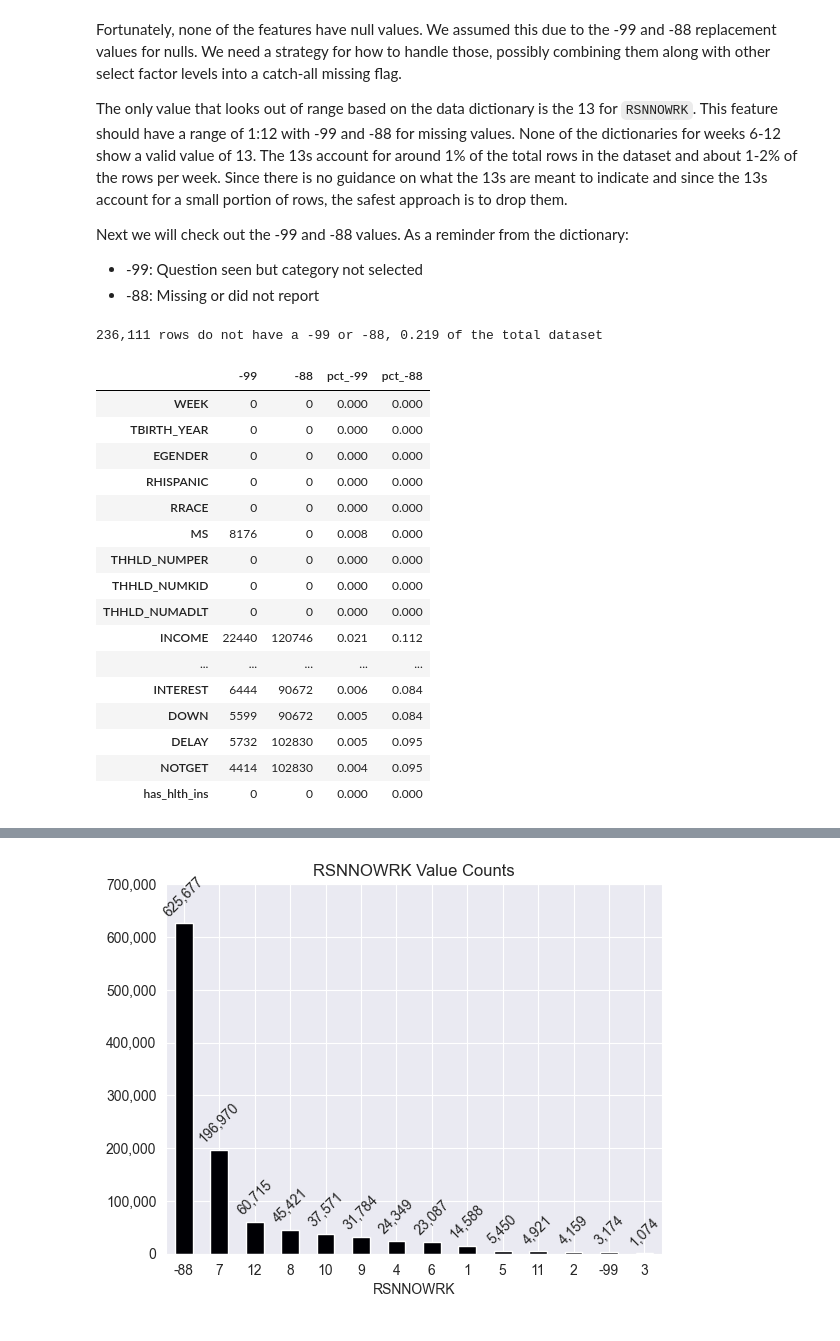
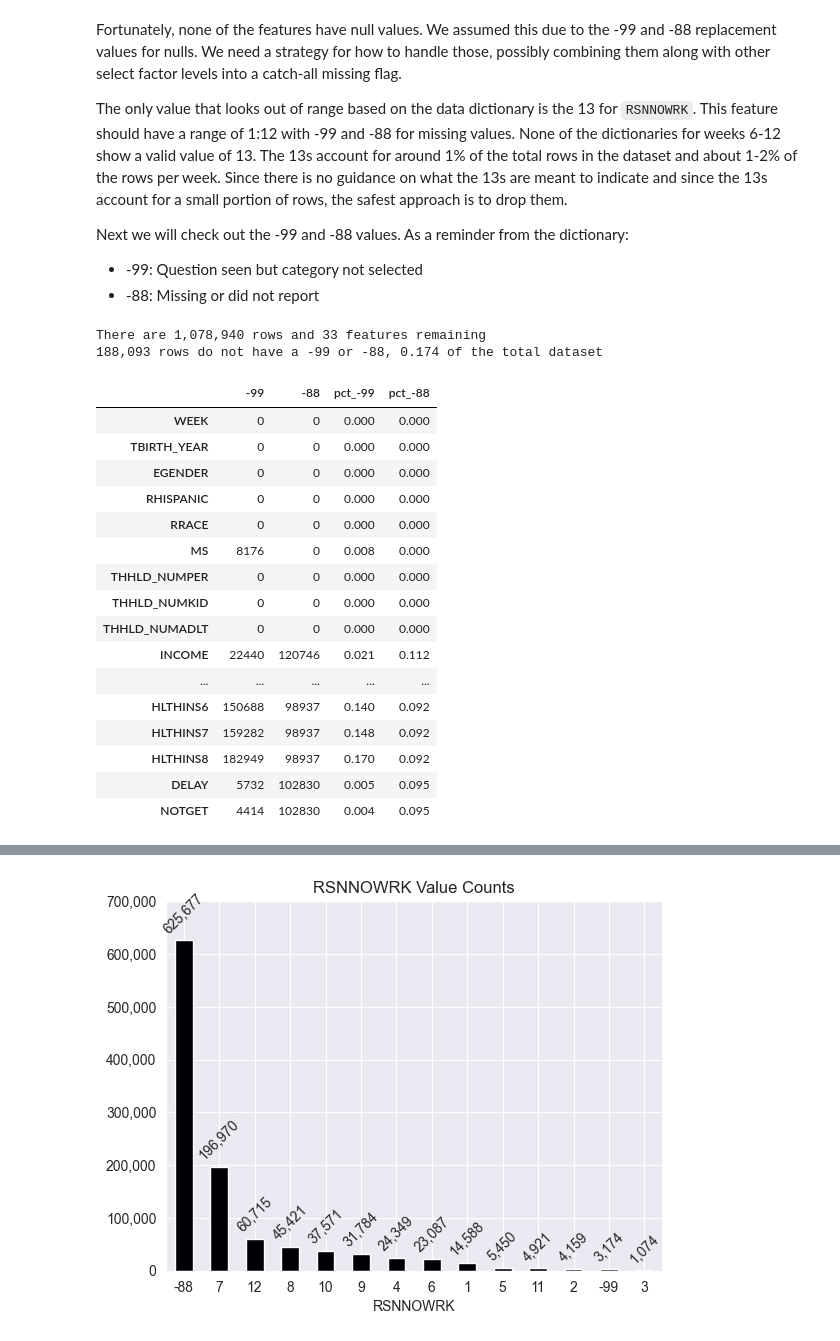
Before and after one commit to jhleakakos/msds-unsupervised-learning-final, a Jupyter notebook: even_more_surveys.ipynb, the cells around one changed output, grey strips where cells are left out. Cells and saved outputs as stored; diff of their text form; code cells hidden in the pictures.

Commit message:
preprocess a few more feature blocks

```diff
--- a/even_more_surveys.ipynb
+++ b/even_more_surveys.ipynb
@@ -455,37 +455,45 @@ Next we will check out the -99 and -88 values. As a reminder from the dictionary
 - -99: Question seen but category not selected
 - -88: Missing or did not report
 # %%
-# Check how many rows have all of their values not equal to -99 and not equal to -88
-print(f'{df[df.ne(-99).all(1) & df.ne(-88).all(1)].shape[0]:,} rows do not have a -99 or -88, '
-      f'{df[df.ne(-99).all(1) & df.ne(-88).all(1)].shape[0] / df.shape[0]:.3f} of the total dataset')
+# Prints out info about number of rows with -99 or -88 to compare how preprocessing steps are doing
+def show_me_99_98():
+    # Overall remaining row count
+    print(f'There are {df.shape[0]:,} rows and {df.shape[1]:,} features remaining')
 
-# Count of -99s and -88s per feature
-bad_99_88 = pd.concat([
-    df[df == -99].count()
-    , df[df == -88].count()
-    ], axis=1
-)
-bad_99_88.columns = ['-99', '-88']
-bad_99_88['pct_-99'] = np.round(bad_99_88['-99'] / df.shape[0], 3)
-bad_99_88['pct_-88'] = np.round(bad_99_88['-88'] / df.shape[0], 3)
-bad_99_88
+    # Check how many rows have all of their values not equal to -99 and not equal to -88
+    print(f'{df[df.ne(-99).all(1) & df.ne(-88).all(1)].shape[0]:,} rows do not have a -99 or -88, '
+          f'{df[df.ne(-99).all(1) & df.ne(-88).all(1)].shape[0] / df.shape[0]:.3f} of the total dataset')
+
+    # Count of -99s and -88s per feature
+    gimme_99_88 = pd.concat([
+        df[df == -99].count()
+        , df[df == -88].count()
+        ], axis=1
+    )
+    gimme_99_88.columns = ['-99', '-88']
+    gimme_99_88['pct_-99'] = np.round(gimme_99_88['-99'] / df.shape[0], 3)
+    gimme_99_88['pct_-88'] = np.round(gimme_99_88['-88'] / df.shape[0], 3)
+    return gimme_99_88
-# %% [output]
-236,111 rows do not have a -99 or -88, 0.219 of the total dataset
-|  | -99 | -88 | pct_-99 | pct_-88 |
-| WEEK | 0 | 0 | 0.000 | 0.000 |
-| TBIRTH_YEAR | 0 | 0 | 0.000 | 0.000 |
-| EGENDER | 0 | 0 | 0.000 | 0.000 |
-| RHISPANIC | 0 | 0 | 0.000 | 0.000 |
-| RRACE | 0 | 0 | 0.000 | 0.000 |
-| MS | 8176 | 0 | 0.008 | 0.000 |
-| THHLD_NUMPER | 0 | 0 | 0.000 | 0.000 |
-| THHLD_NUMKID | 0 | 0 | 0.000 | 0.000 |
-| THHLD_NUMADLT | 0 | 0 | 0.000 | 0.000 |
-| INCOME | 22440 | 120746 | 0.021 | 0.112 |
-| ... | ... | ... | ... | ... |
-| INTEREST | 6444 | 90672 | 0.006 | 0.084 |
-| DOWN | 5599 | 90672 | 0.005 | 0.084 |
-| DELAY | 5732 | 102830 | 0.005 | 0.095 |
-| NOTGET | 4414 | 102830 | 0.004 | 0.095 |
-| has_hlth_ins | 0 | 0 | 0.000 | 0.000 |
+# %%
+show_me_99_98()
+# %% [output]
+There are 1,078,940 rows and 33 features remaining
+188,093 rows do not have a -99 or -88, 0.174 of the total dataset
+|  | -99 | -88 | pct_-99 | pct_-88 |
+| WEEK | 0 | 0 | 0.000 | 0.000 |
+| TBIRTH_YEAR | 0 | 0 | 0.000 | 0.000 |
+| EGENDER | 0 | 0 | 0.000 | 0.000 |
+| RHISPANIC | 0 | 0 | 0.000 | 0.000 |
+| RRACE | 0 | 0 | 0.000 | 0.000 |
+| MS | 8176 | 0 | 0.008 | 0.000 |
+| THHLD_NUMPER | 0 | 0 | 0.000 | 0.000 |
+| THHLD_NUMKID | 0 | 0 | 0.000 | 0.000 |
+| THHLD_NUMADLT | 0 | 0 | 0.000 | 0.000 |
+| INCOME | 22440 | 120746 | 0.021 | 0.112 |
+| ... | ... | ... | ... | ... |
+| HLTHINS6 | 150688 | 98937 | 0.140 | 0.092 |
+| HLTHINS7 | 159282 | 98937 | 0.148 | 0.092 |
+| HLTHINS8 | 182949 | 98937 | 0.170 | 0.092 |
+| DELAY | 5732 | 102830 | 0.005 | 0.095 |
+| NOTGET | 4414 | 102830 | 0.004 | 0.095 |
 # %% [markdown]
```
Also changed, not shown: parts of 14 cells of this notebook.
